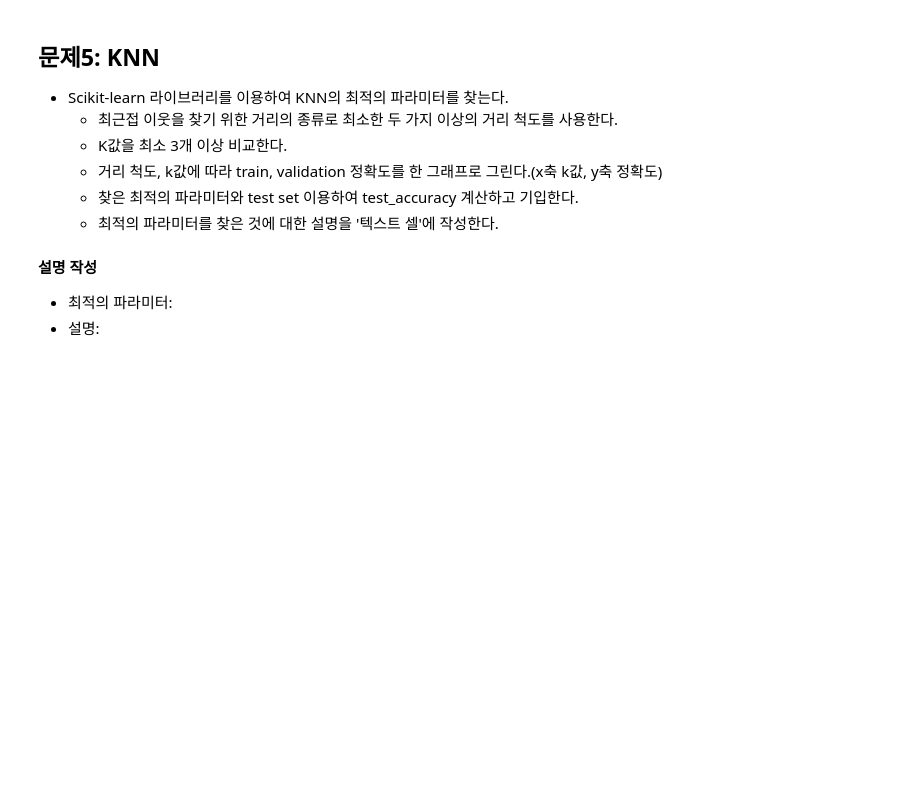
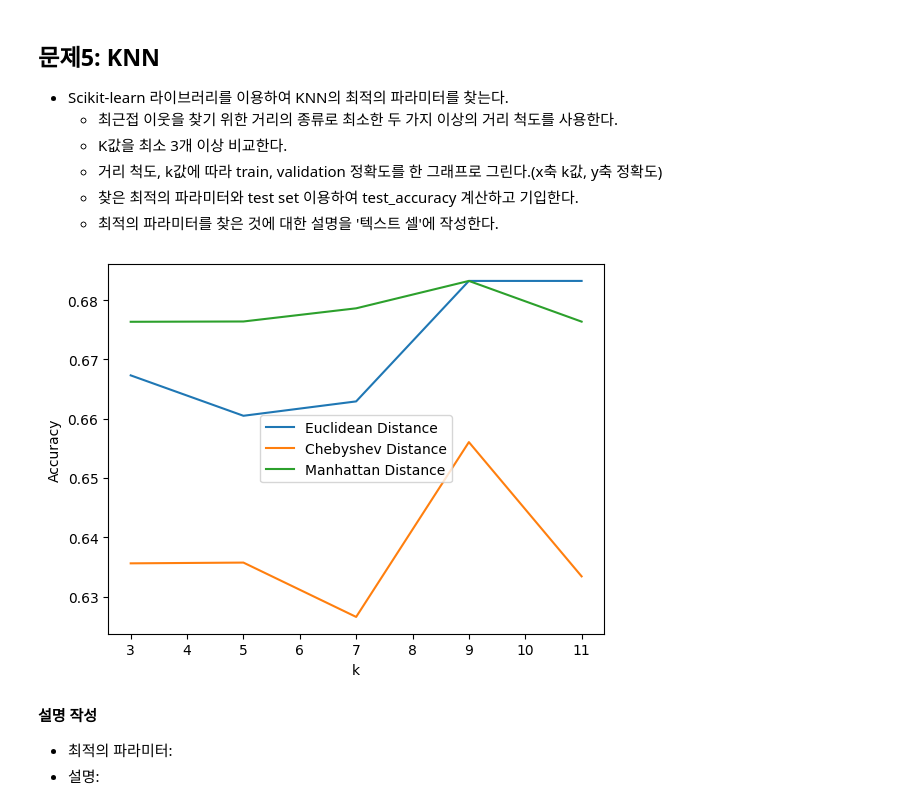
Before and after one commit to ajou20658/2023S-Ajou-ML, a Jupyter notebook: HW2.ipynb, the cells around one changed output. Cells and saved outputs as stored; diff of their text form; code cells hidden in the pictures; blank space fills up the shorter version.

```diff
--- a/HW2.ipynb
+++ b/HW2.ipynb
@@ -373,3 +432,38 @@ import matplotlib.pyplot as plt
+# %%
+### 문제 1 ###
+### 코드 작성 ###
+knn=KNeighborsClassifier()
+distance_metrics=['euclidean','manhattan','chebyshev']
+k_values=[3,5,7,9,11]
+param_grid={'n_neighbors':k_values,'metric':distance_metrics}
+grid_search = GridSearchCV(knn,param_grid,scoring='accuracy')
+grid_search.fit(X_train,y_train)
+# print(grid_search.cv_results_)
+euclidean_scores=[]
+manhattan_scores=[]
+chebyshev_scores=[]
+# GridSearchCV() 함수의 결과를 바탕으로 정확도 저장
+for i in range(len(distance_metrics)):
+    for j in range(len(k_values)):
+        accuracy = grid_search.cv_results_['mean_test_score'][j + i*len(k_values)]
+        if distance_metrics[i] == 'euclidean':
+            euclidean_scores.append(accuracy)
+        elif distance_metrics[i]=='manhattan':
+            manhattan_scores.append(accuracy)
+        else:
+            chebyshev_scores.append(accuracy)
+
+
+plt.plot(k_values,euclidean_scores,label='Euclidean Distance')
+plt.plot(k_values,chebyshev_scores,label='Chebyshev Distance')
+plt.plot(k_values,manhattan_scores,label='Manhattan Distance')
+plt.xlabel('k')
+plt.ylabel('Accuracy')
+plt.legend()
+plt.show()
+################
+# %% [output]
+[figure, added]
 # %% [markdown]
 **설명 작성**
 - 최적의 파라미터:
```
Also changed, not shown: parts of 13 cells of this notebook.
